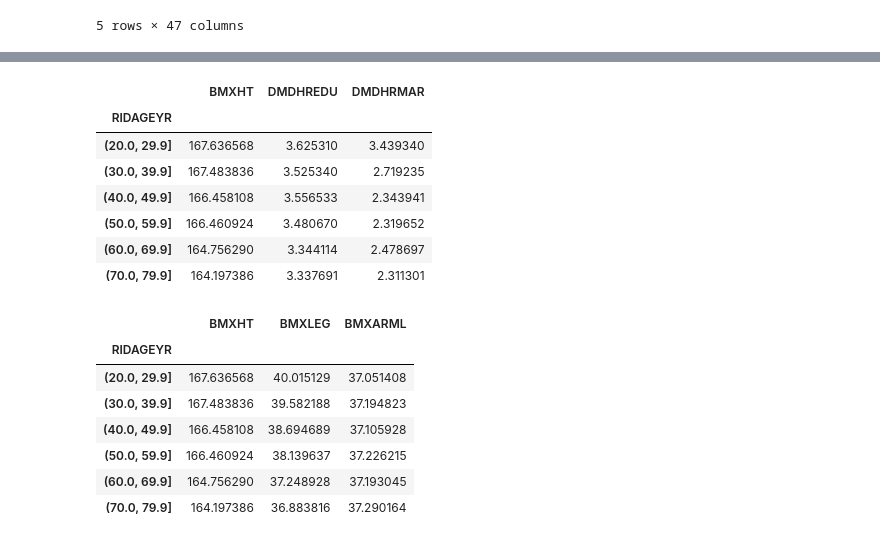
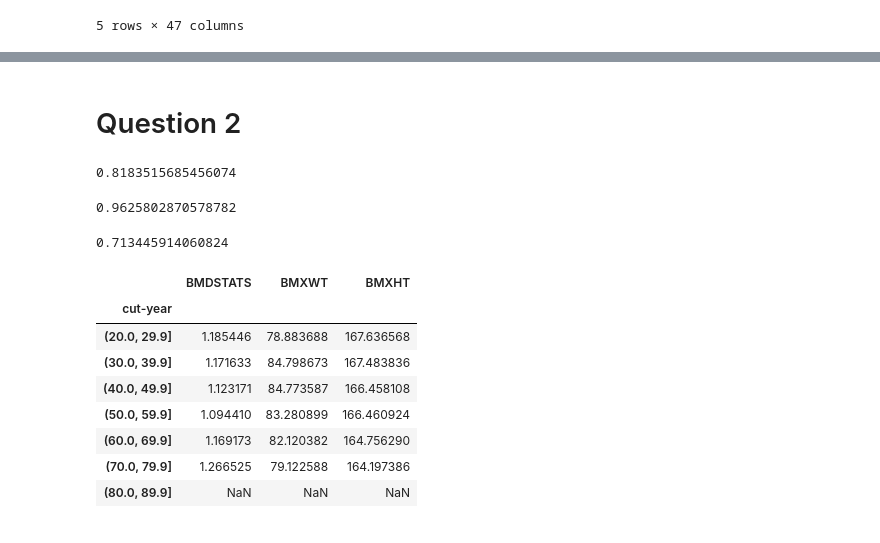
Before and after one commit to joygraciacia/2019-sp-stats131, a Jupyter notebook: midterm_sandbox.ipynb, the cells around one changed output, grey strips where cells are left out. Drawn from its saved outputs; the diff is of its cells as text; code cells hidden in the pictures.

```diff
--- a/midterm_sandbox.ipynb
+++ b/midterm_sandbox.ipynb
@@ -156,33 +237,32 @@ Name: RIDAGEYR, Length: 9544, dtype: float64
+# %% [markdown]
+# Question 2
+# %%
+merged.loc[:,['BMXHT','BMXLEG']]
+print(merged['BMXHT'].corr(merged['BMXLEG']))
+# %% [output]
+0.8183515685456074
+# %%
+print(merged['BMXHT'].corr(merged['BMXARML']))
+# %% [output]
+0.9625802870578782
+# %%
+print(merged['BMXLEG'].corr(merged['BMXARML']))
+# %% [output]
+0.713445914060824
 # %%
-bins = pd.IntervalIndex.from_tuples([(20, 29.9), (30, 39.9), (40, 49.9), (50,59.9), (60,69.9), (70,79.9),(80,200)]
-                            )
-thing=pd.cut(merged.loc[:,'RIDAGEYR'],bins,right=False)
+merged['RIDAGEYR']
 
-thing=pd.DataFrame(thing)
+bins = pd.IntervalIndex.from_tuples([(20, 29.9), (30, 39.9), (40, 49.9), (50, 59.9), (60, 69.9), (70,79.9),(80,89.9)])
+merged['cut-year']=pd.cut(merged['RIDAGEYR'], bins)
 
-merged['RIDAGEYR']=thing
-
-merged.head()
-
-merged.loc[:,['BMXHT','DMDHREDU','DMDHRMAR']].groupby(merged.RIDAGEYR).mean()
+merged.groupby('cut-year')['BMDSTATS','BMXWT','BMXHT'].mean()
 # %% [output]
-|  | BMXHT | DMDHREDU | DMDHRMAR |
-| RIDAGEYR |  |  |  |
-| (20.0, 29.9] | 167.636568 | 3.625310 | 3.439340 |
-| (30.0, 39.9] | 167.483836 | 3.525340 | 2.719235 |
-| (40.0, 49.9] | 166.458108 | 3.556533 | 2.343941 |
-| (50.0, 59.9] | 166.460924 | 3.480670 | 2.319652 |
-| (60.0, 69.9] | 164.756290 | 3.344114 | 2.478697 |
-| (70.0, 79.9] | 164.197386 | 3.337691 | 2.311301 |
+|  | BMDSTATS | BMXWT | BMXHT |
+| cut-year |  |  |  |
+| (20.0, 29.9] | 1.185446 | 78.883688 | 167.636568 |
+| (30.0, 39.9] | 1.171633 | 84.798673 | 167.483836 |
+| (40.0, 49.9] | 1.123171 | 84.773587 | 166.458108 |
+| (50.0, 59.9] | 1.094410 | 83.280899 | 166.460924 |
+| (60.0, 69.9] | 1.169173 | 82.120382 | 164.756290 |
+| (70.0, 79.9] | 1.266525 | 79.122588 | 164.197386 |
+| (80.0, 89.9] | NaN | NaN | NaN |
-# %%
-data_new=merged.loc[:,['BMXHT','BMXLEG','BMXARML']].groupby(merged.RIDAGEYR).mean()
-data_new
-# %% [output]
-|  | BMXHT | BMXLEG | BMXARML |
-| RIDAGEYR |  |  |  |
-| (20.0, 29.9] | 167.636568 | 40.015129 | 37.051408 |
-| (30.0, 39.9] | 167.483836 | 39.582188 | 37.194823 |
-| (40.0, 49.9] | 166.458108 | 38.694689 | 37.105928 |
-| (50.0, 59.9] | 166.460924 | 38.139637 | 37.226215 |
-| (60.0, 69.9] | 164.756290 | 37.248928 | 37.193045 |
-| (70.0, 79.9] | 164.197386 | 36.883816 | 37.290164 |
```
Also changed, not shown: parts of 32 cells of this notebook, 9 other files.
